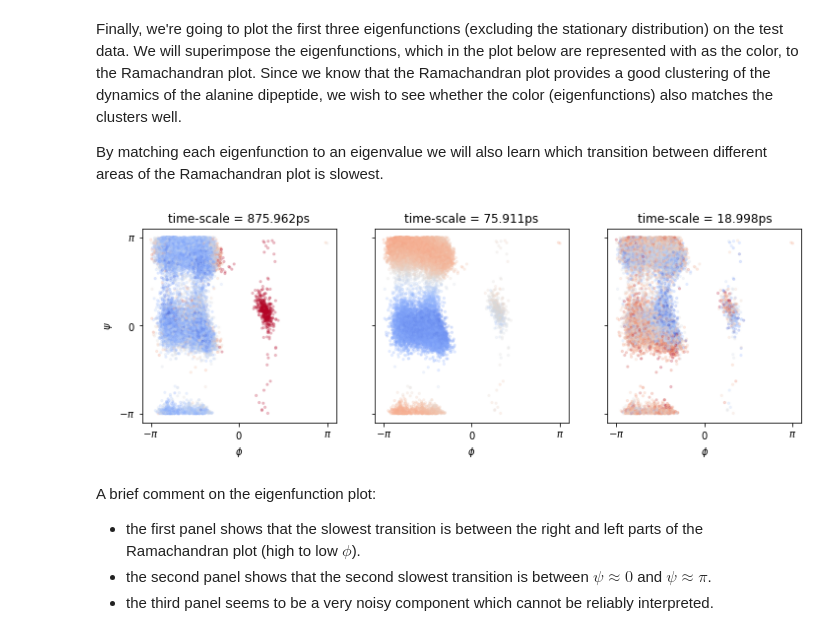
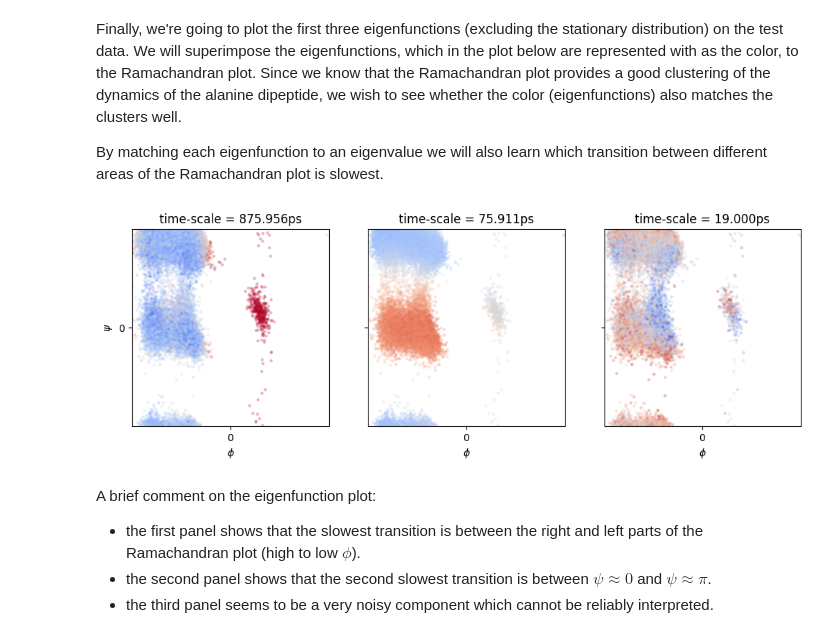
Before and after one commit to Machine-Learning-Dynamical-Systems/kooplearn, a Jupyter notebook: examples/nys-rrr-ala2-tutorial.ipynb, the cells around one changed output. Saved outputs shown, nothing was run; the diff lists cells and outputs as text; code cells hidden in the pictures.

```diff
--- a/examples/nys-rrr-ala2-tutorial.ipynb
+++ b/examples/nys-rrr-ala2-tutorial.ipynb
@@ -148,7 +149,7 @@ Note that since the Koopman operator is technically an *infinite dimensional ope
 
 Another thing to note is that the eigenvalues are returned in ascending order. We reverse the order to simplify the analysis later (since we're most interested in the highest eigenvalues!)
 # %%
-evals, evec_right = nys_rrr.eig(eval_right_on=ts_dist_ctx[:, 0:1, :])
+evals, evec_right = nys_rrr.eig(eval_right_on=ts_dist_ctx)
 evals = evals[::-1]
 evec_right = evec_right[:, ::-1]
 # %% [markdown]
@@ -175,33 +176,34 @@ By matching each eigenfunction to an eigenvalue we will also learn which transit
 # %%
 fig, axes = plt.subplots(ncols=3, figsize=(12, 5))
 cmap = plt.cm.coolwarm
 alpha = 0.2
 s = 5
 efun_vals = evec_right.real
 
 # It might be useful to play with the mid value and range of the
 # color-maps for each eigenfunction to get nicer visualizations.
 vcenters = [0, 0, 0]  # np.median(efun_vals, axis=0)
 halfranges = [0.01, 0.1, 0.02]  # efun_vals.std(axis=0)
 
 for i in range(len(axes)):
     axes[i].scatter(
-        ts_dih_ctx[:, 0, 0], ts_dih_ctx[:, 0, 1],
+        ts_dih_ctx.data[:, 0, 0], ts_dih_ctx.data[:, 0, 1],
         c=efun_vals[:, i + 1], s=s, cmap=cmap, alpha=alpha,
         norm=colors.CenteredNorm(vcenter=vcenters[i], halfrange=halfranges[i])
     )
     axes[i].set_title(f"time-scale = {tscales_real[i + 1].real:.3f}ps")
     axes[i].set_xticks([-np.pi, 0, np.pi], ["$-\pi$", "$0$", "$\pi$"])
     axes[i].set_xlabel("$\phi$")
     axes[i].set_yticks([-np.pi, 0, np.pi])
     if i == 0:
         axes[i].set_yticklabels(["$-\pi$", "$0$", "$\pi$"])
         axes[i].set_ylabel("$\psi$")
     else:
         axes[i].set_yticklabels([])
     axes[i].set_aspect('equal')
+    axes[i].margins(0)
 # %% [output]
-[figure, old version]
+[figure, new version]
 # %% [markdown]
 A brief comment on the eigenfunction plot:
  - the first panel shows that the slowest transition is between the right and left parts of the Ramachandran plot (high to low $\phi$).
```
Also changed, not shown: parts of 5 cells of this notebook, 1 other file.
